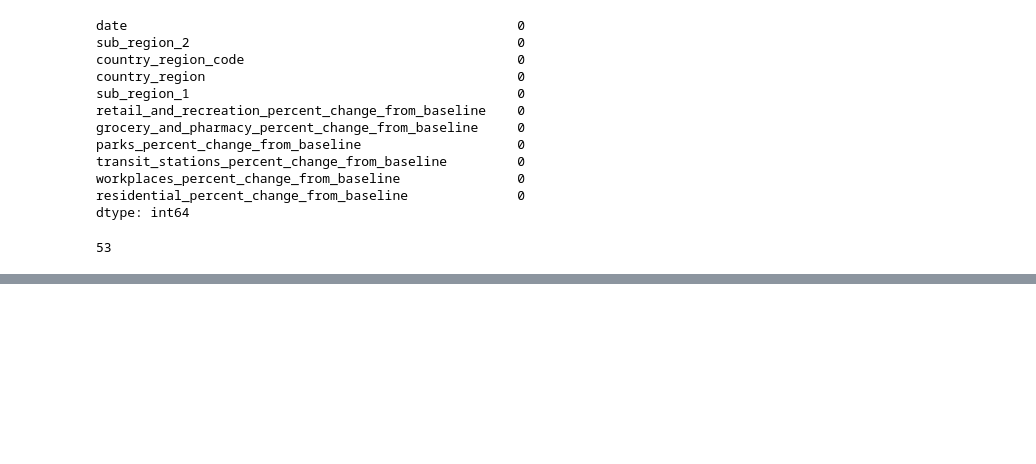
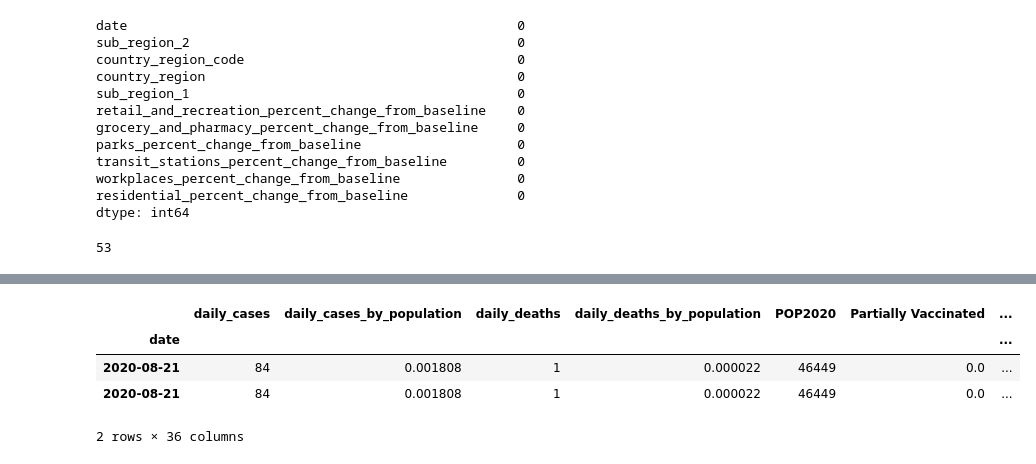
Before and after one commit to AnishaMathur/NY-State-Covid-Analysis, a Jupyter notebook: notebooks/data_integration.ipynb, the cells around one changed output, grey strips where cells are left out. Cells and saved outputs as stored; diff of their text form; code cells hidden in the pictures; blank space fills up the shorter version.

```diff
--- a/notebooks/data_integration.ipynb
+++ b/notebooks/data_integration.ipynb
@@ -308,0 +336,8 @@ final_df.to_parquet('../data/final_dataset.parquet',compression='gzip')
+# %%
+x.loc[('Allegany','2020-08-21')]
+# %% [output]
+|  | daily_cases | daily_cases_by_population | daily_deaths | daily_deaths_by_population | POP2020 | Partially Vaccinated | ... |
+| date |  |  |  |  |  |  | ... |
+| 2020-08-21 | 84 | 0.001808 | 1 | 0.000022 | 46449 | 0.0 | ... |
+| 2020-08-21 | 84 | 0.001808 | 1 | 0.000022 | 46449 | 0.0 | ... |
+2 rows × 36 columns
```
Also changed, not shown: parts of 7 cells of this notebook, 1 other file.
